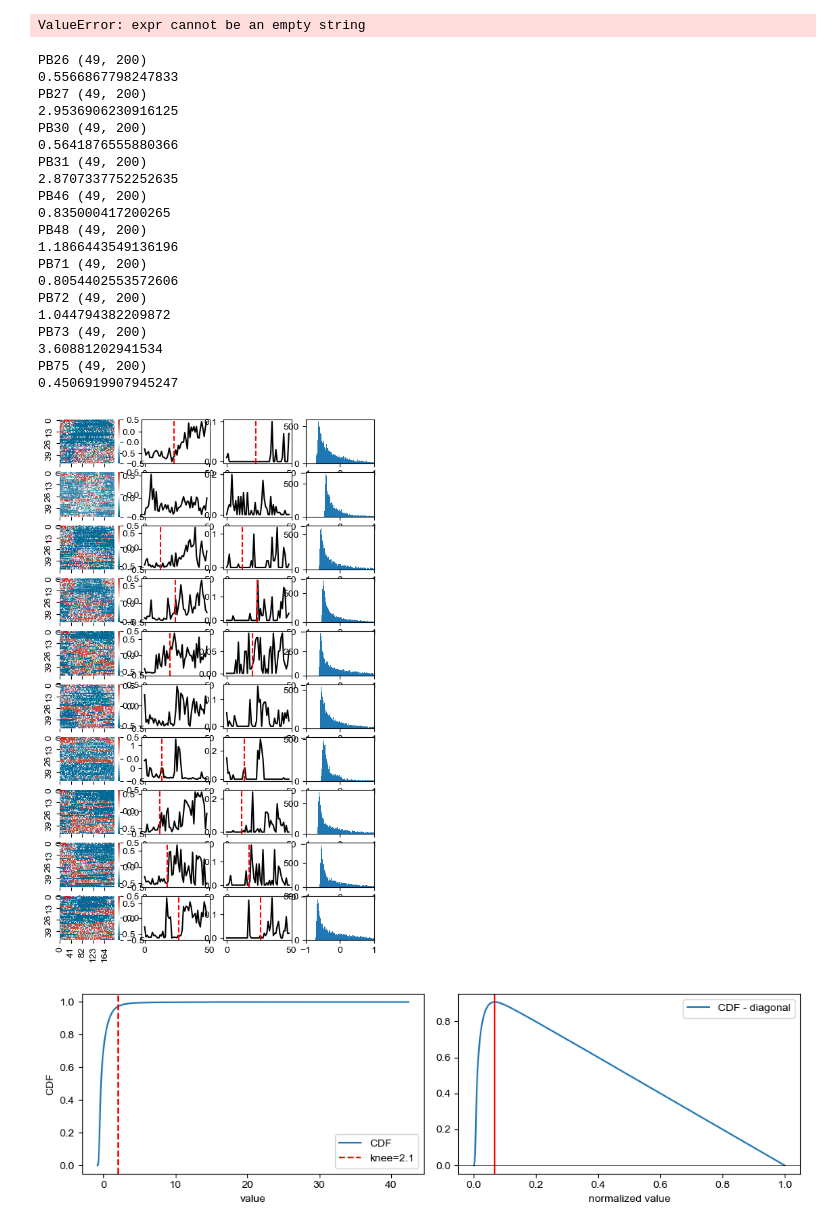
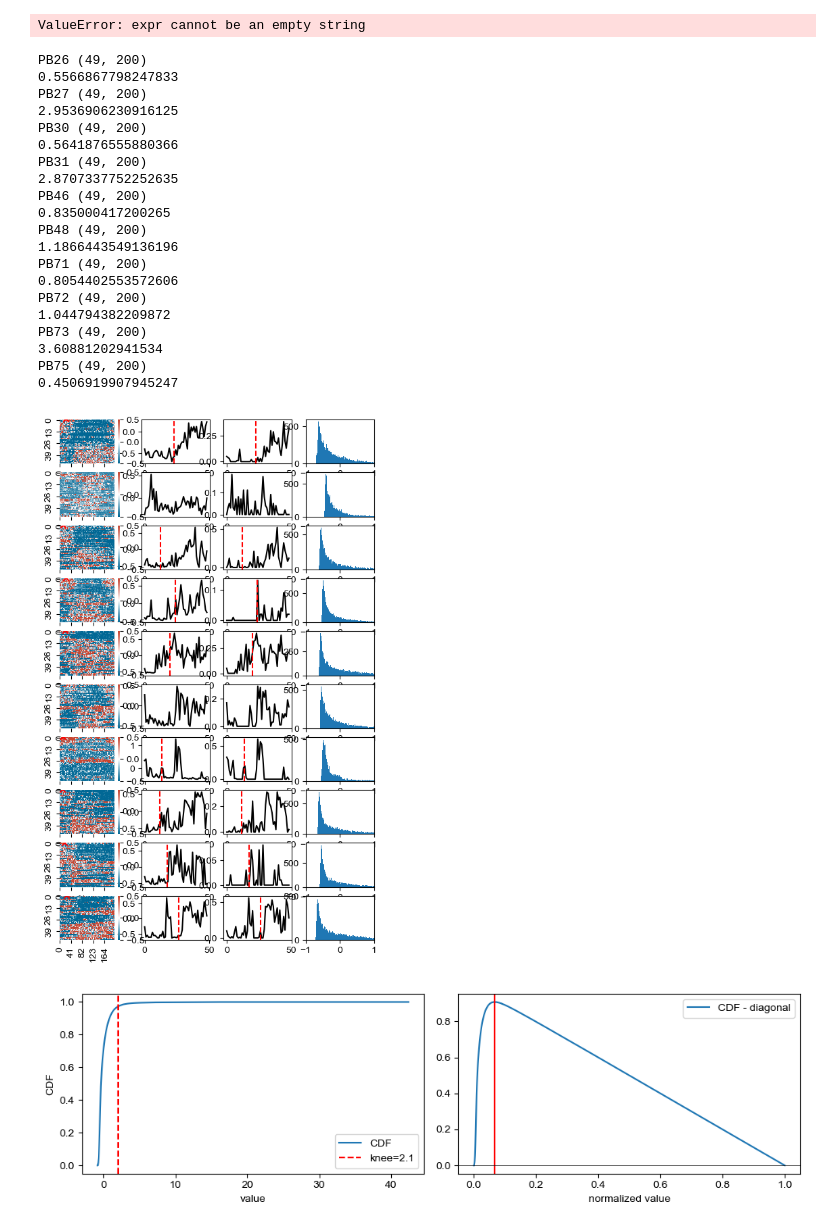
Before and after one commit to jaimemcc/bazzino, a Jupyter notebook: notebooks/behav_indvidual_rats.ipynb, the cells around one changed output. Drawn from its saved outputs; the diff is of its cells as text; code cells hidden in the pictures.

```diff
--- a/notebooks/behav_indvidual_rats.ipynb
+++ b/notebooks/behav_indvidual_rats.ipynb
@@ -81,15 +81,13 @@ for i, rat in enumerate(rats):
     ax[i, 1].plot(np.nanmedian(snips_tmp[:,50:150], axis=1), color='k')
 
     # threshold from individual rats
-    # thr = otsu_threshold(snips_tmp.flatten())
-    # print(thr)
+    thr = otsu_threshold(snips_tmp.flatten())
+    print(thr)
 
     # threshold from all rats
-    thr = otsu_threshold(snips_still.flatten())
+    # thr = otsu_threshold(snips_still.flatten())
 
-
-
-    ax[i, 2].plot(get_time_moving(snips_tmp, threshold=thr_knee), color='k')
+    ax[i, 2].plot(get_time_moving(snips_tmp, threshold=thr), color='k')
 
     try:
         transition_point = fits_df_cluster_raw.query("id == @rat").x0_orig.values[0]
@@ -98,34 +96,34 @@ for i, rat in enumerate(rats):
         ax[i, 2].axvline(transition_point, color='r', linestyle='--')
     except:
         pass
 
 
     ax[i, 3].hist(snips_tmp.flatten(), bins=1000)
     ax[i, 3].set_xlim([-1, 1])
 
 f.savefig(RESULTSFOLDER / "figure_snips_still_deplete_45NaCl_individualrats.png", bbox_inches='tight')
 # %% [output]
 PB26 (49, 200)
 0.5566867798247833
 PB27 (49, 200)
 2.9536906230916125
 PB30 (49, 200)
 0.5641876555880366
 PB31 (49, 200)
 2.8707337752252635
 PB46 (49, 200)
 0.835000417200265
 PB48 (49, 200)
 1.1866443549136196
 PB71 (49, 200)
 0.8054402553572606
 PB72 (49, 200)
 1.044794382209872
 PB73 (49, 200)
 3.60881202941534
 PB75 (49, 200)
 0.4506919907945247
-[figure, old version]
+[figure, new version]
 # %%
 import numpy as np
 
```
Also changed, not shown: 1 other file.
